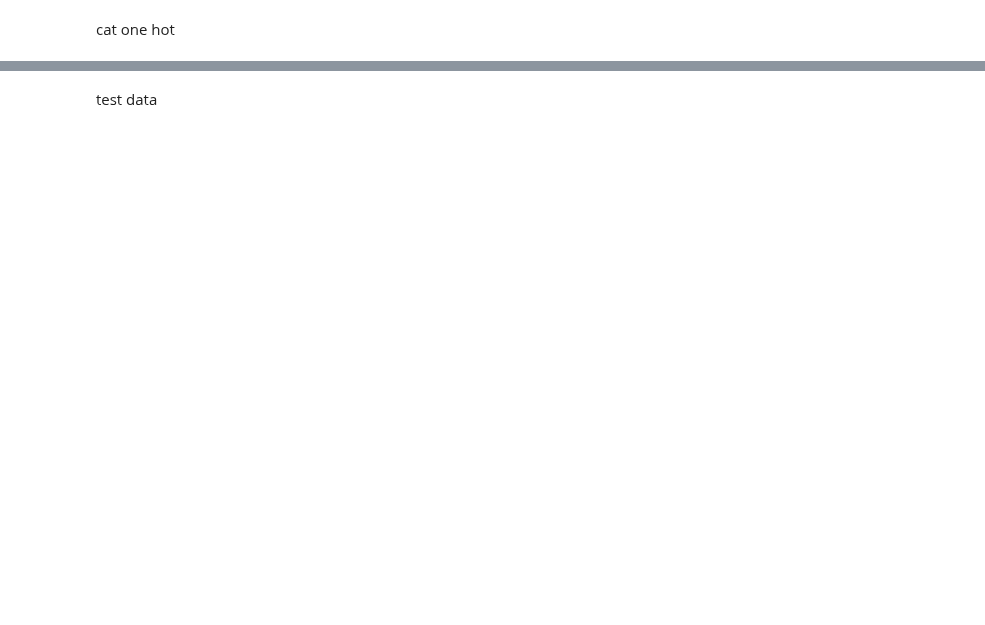
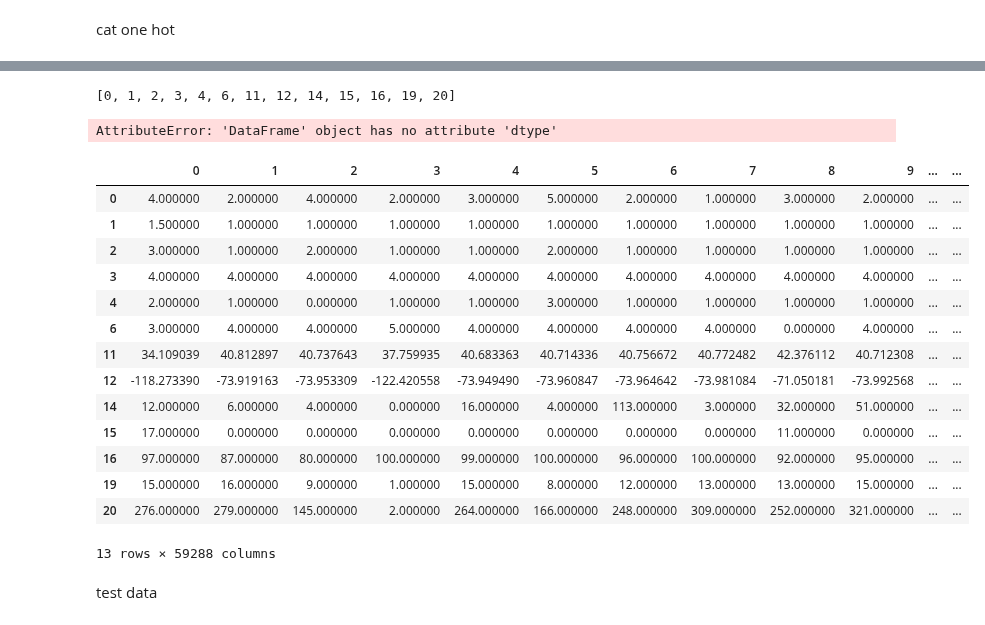
Before and after one commit to fyenne/tf24, a Jupyter notebook: minsu/minsu1.ipynb, the cells around one changed output, grey strips where cells are left out. Drawn from its saved outputs; the diff is of its cells as text; code cells hidden in the pictures; blank space fills up the shorter version.

```diff
--- a/minsu/minsu1.ipynb
+++ b/minsu/minsu1.ipynb
@@ -184,0 +170,2 @@ cat one hot
+# %%
+cat_col = [5,7,8,9,10,13,17,18,21,22,23,24]
@@ -184,0 +174,2 @@ cat one hot
+# %%
+num_col = list(set(np.arange(0,25)) - set(cat_col))
@@ -184,0 +210,8 @@ cat one hot
+# %%
+num_col
+# %% [output]
+[0, 1, 2, 3, 4, 6, 11, 12, 14, 15, 16, 19, 20]
+# %%
+train_num_frame = [X_train_new[i].astype(float) for i in num_col]
+# %%
+train_num_frame = pd.DataFrame(train_num_frame)
@@ -184,0 +221,27 @@ cat one hot
+# %%
+categorical_cols = [cname for cname in train_frame_fin.columns if
+train_frame_fin[cname].dtype == 'object']
+
+# Select numerical columns
+numerical_cols = [cname for cname in train_frame_fin.columns if
+                  train_frame_fin[cname].dtype in ['float64', 'int64']]
+# %% [output]
+AttributeError: 'DataFrame' object has no attribute 'dtype'
+# %%
+train_num_frame
+# %% [output]
+|  | 0 | 1 | 2 | 3 | 4 | 5 | 6 | 7 | 8 | 9 | ... | ... |
+| 0 | 4.000000 | 2.000000 | 4.000000 | 2.000000 | 3.000000 | 5.000000 | 2.000000 | 1.000000 | 3.000000 | 2.000000 | ... | ... |
+| 1 | 1.500000 | 1.000000 | 1.000000 | 1.000000 | 1.000000 | 1.000000 | 1.000000 | 1.000000 | 1.000000 | 1.000000 | ... | ... |
+| 2 | 3.000000 | 1.000000 | 2.000000 | 1.000000 | 1.000000 | 2.000000 | 1.000000 | 1.000000 | 1.000000 | 1.000000 | ... | ... |
+| 3 | 4.000000 | 4.000000 | 4.000000 | 4.000000 | 4.000000 | 4.000000 | 4.000000 | 4.000000 | 4.000000 | 4.000000 | ... | ... |
+| 4 | 2.000000 | 1.000000 | 0.000000 | 1.000000 | 1.000000 | 3.000000 | 1.000000 | 1.000000 | 1.000000 | 1.000000 | ... | ... |
+| 6 | 3.000000 | 4.000000 | 4.000000 | 5.000000 | 4.000000 | 4.000000 | 4.000000 | 4.000000 | 0.000000 | 4.000000 | ... | ... |
+| 11 | 34.109039 | 40.812897 | 40.737643 | 37.759935 | 40.683363 | 40.714336 | 40.756672 | 40.772482 | 42.376112 | 40.712308 | ... | ... |
+| 12 | -118.273390 | -73.919163 | -73.953309 | -122.420558 | -73.949490 | -73.960847 | -73.964642 | -73.981084 | -71.050181 | -73.992568 | ... | ... |
+| 14 | 12.000000 | 6.000000 | 4.000000 | 0.000000 | 16.000000 | 4.000000 | 113.000000 | 3.000000 | 32.000000 | 51.000000 | ... | ... |
+| 15 | 17.000000 | 0.000000 | 0.000000 | 0.000000 | 0.000000 | 0.000000 | 0.000000 | 0.000000 | 11.000000 | 0.000000 | ... | ... |
+| 16 | 97.000000 | 87.000000 | 80.000000 | 100.000000 | 99.000000 | 100.000000 | 96.000000 | 100.000000 | 92.000000 | 95.000000 | ... | ... |
+| 19 | 15.000000 | 16.000000 | 9.000000 | 1.000000 | 15.000000 | 8.000000 | 12.000000 | 13.000000 | 13.000000 | 15.000000 | ... | ... |
+| 20 | 276.000000 | 279.000000 | 145.000000 | 2.000000 | 264.000000 | 166.000000 | 248.000000 | 309.000000 | 252.000000 | 321.000000 | ... | ... |
+13 rows × 59288 columns
```
Also changed, not shown: parts of 15 cells of this notebook, 1 other file.
